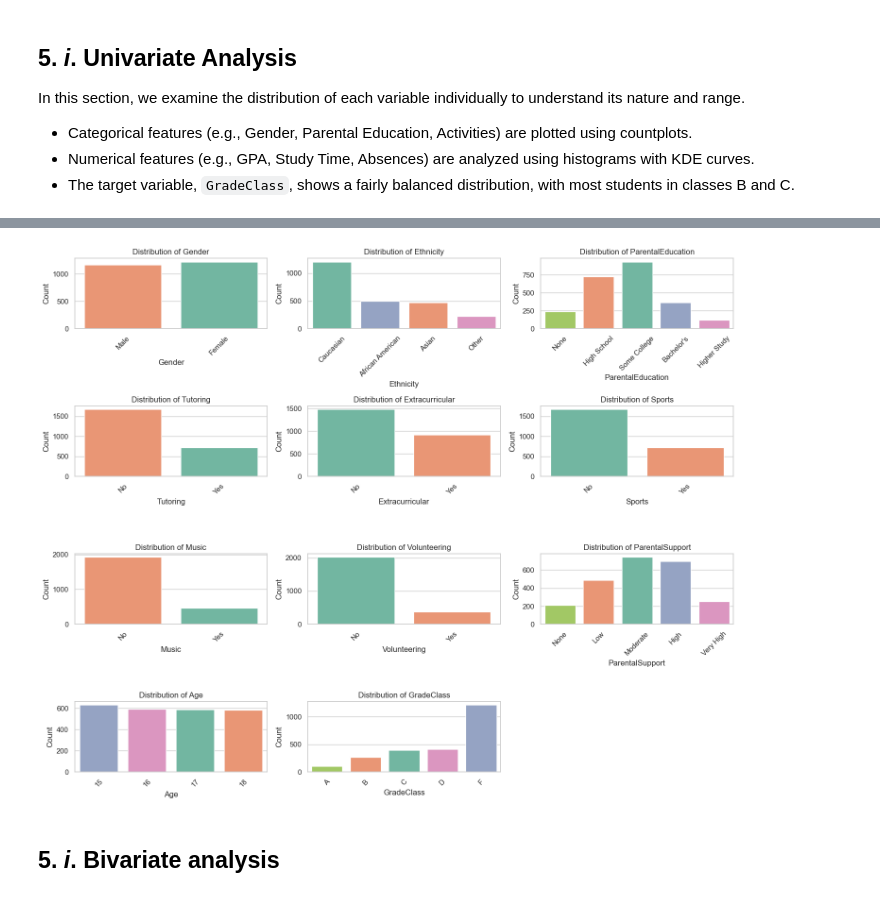
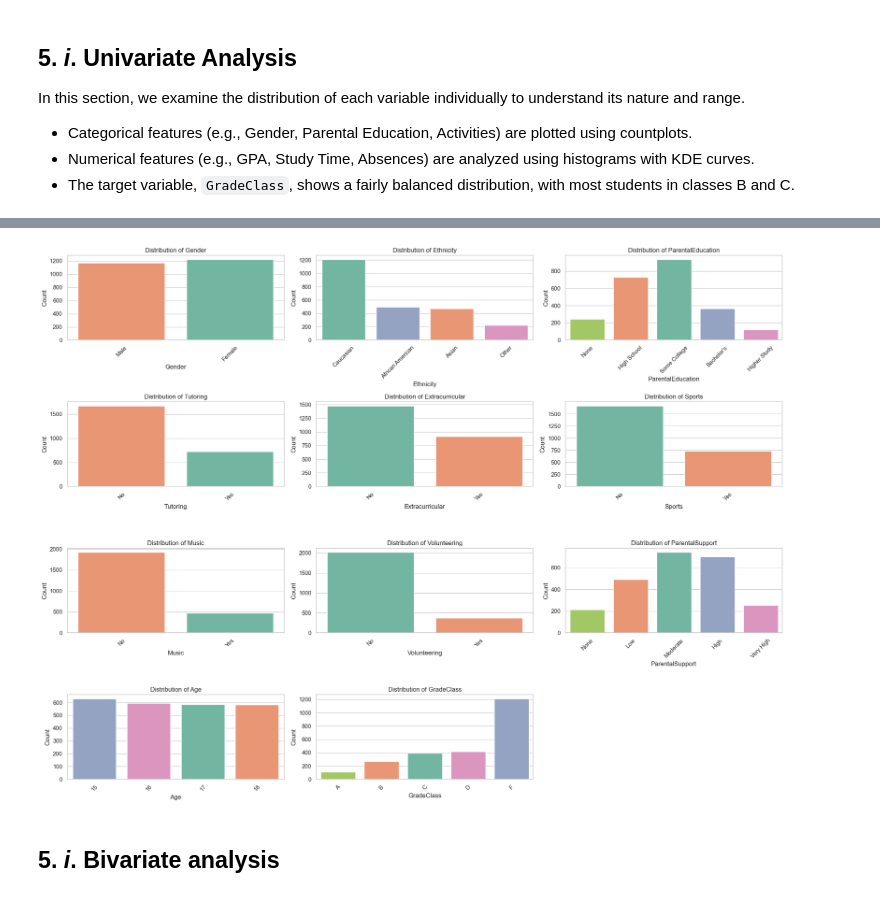
Before and after one commit to CL-Frank/MLG382_GuidedProject, a Jupyter notebook: notebooks/modeling.ipynb, the cells around one changed output, grey strips where cells are left out. Saved outputs shown, nothing was run; the diff lists cells and outputs as text; code cells hidden in the pictures.

```diff
--- a/notebooks/modeling.ipynb
+++ b/notebooks/modeling.ipynb
@@ -201,34 +200,34 @@ category_orders = {
     'Age': [str(i) for i in range(15, 19)],
     'GradeClass': ['A', 'B', 'C', 'D', 'F']
 }
 
 categorical_cols = list(label_maps.keys())
 
 # Map values
 df_labeled = df.copy()
 for col in categorical_cols:
     df_labeled[col] = df_labeled[col].map(label_maps[col])
 
 # Plot with correct order
-plt.figure(figsize=(15, 12))
+plt.figure(figsize=(20, 15))
 for i, col in enumerate(categorical_cols):
     plt.subplot(4, 3, i + 1)
     sns.countplot(
         data=df_labeled,
         x=col,
         hue=col,
         palette="Set2",
         legend=False,
         order=category_orders[col]
     )
     plt.title(f"Distribution of {col}")
     plt.xticks(rotation=45)
     plt.xlabel(col)
     plt.ylabel("Count")
 
 plt.tight_layout()
 plt.show()
 # %% [output]
-[figure, old version]
+[figure, new version]
 # %% [markdown]
 ## 5. *i*. Bivariate analysis
```
Also changed, not shown: parts of 3 cells of this notebook.
